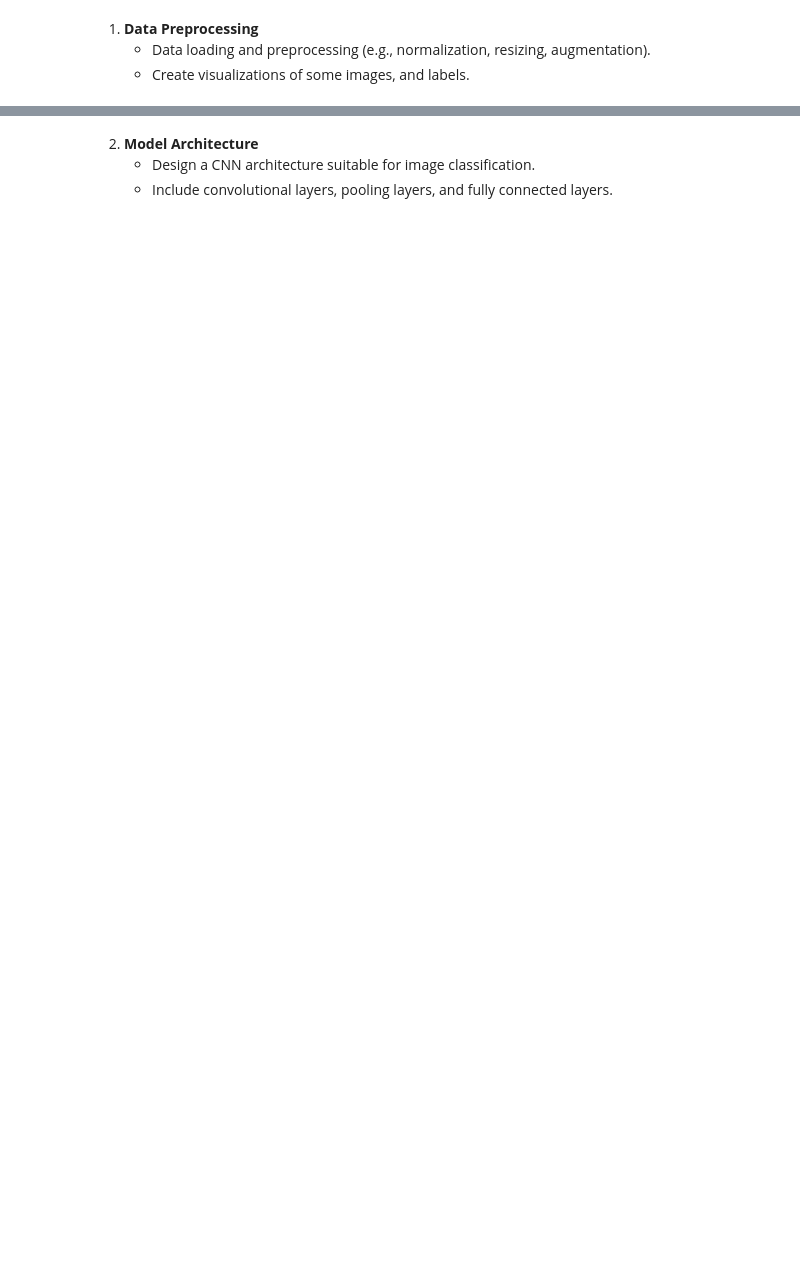
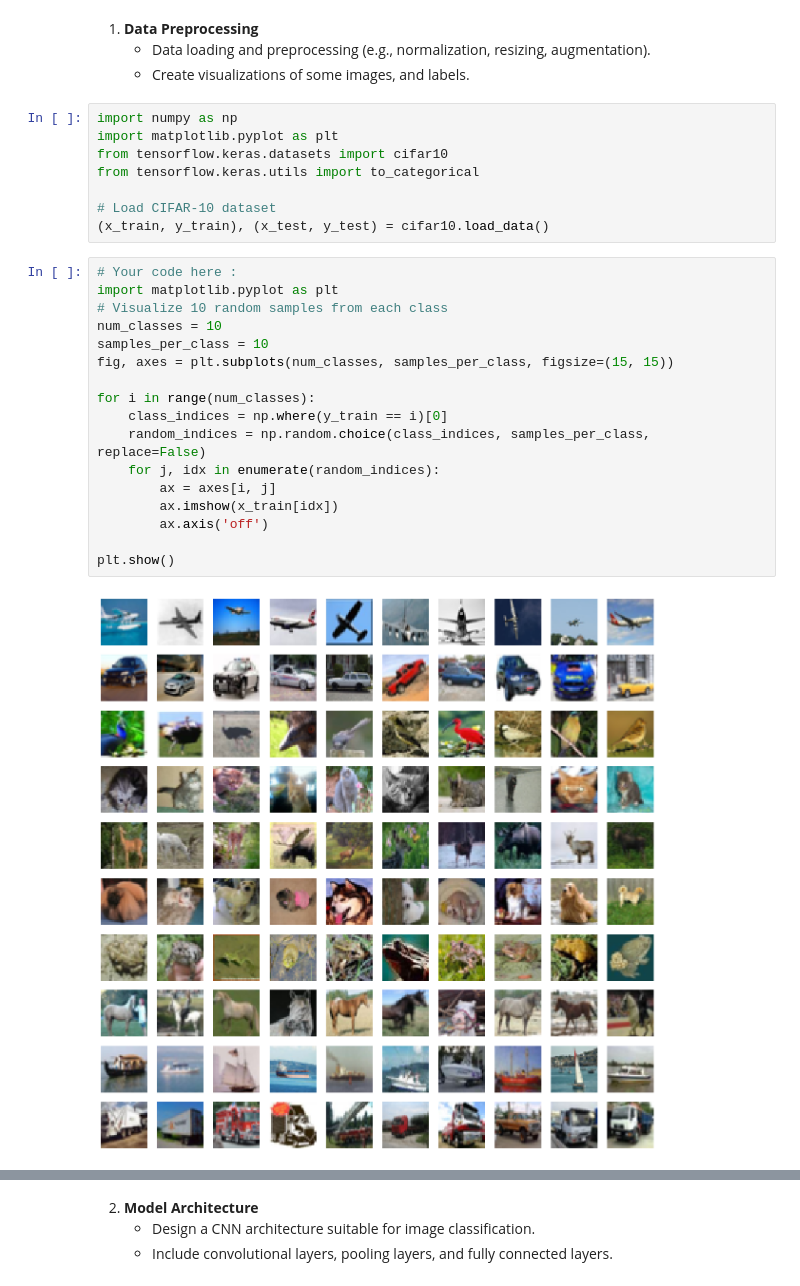
Before and after one commit to jaot92/project-1-deep-learning-image-classification-with-cnn, a Jupyter notebook: main.ipynb, the cells around one changed output, grey strips where cells are left out. Saved outputs shown, nothing was run; the diff lists cells and outputs as text; blank space fills up the shorter version.

```diff
--- a/main.ipynb
+++ b/main.ipynb
@@ -2,3 +11,30 @@
 1. **Data Preprocessing**
    - Data loading and preprocessing (e.g., normalization, resizing, augmentation).
    - Create visualizations of some images, and labels.
+# %%
+import numpy as np
+import matplotlib.pyplot as plt
+from tensorflow.keras.datasets import cifar10
+from tensorflow.keras.utils import to_categorical
+
+# Load CIFAR-10 dataset
+(x_train, y_train), (x_test, y_test) = cifar10.load_data()
+# %%
+# Your code here :
+import matplotlib.pyplot as plt
+# Visualize 10 random samples from each class
+num_classes = 10
+samples_per_class = 10
+fig, axes = plt.subplots(num_classes, samples_per_class, figsize=(15, 15))
+
+for i in range(num_classes):
+	class_indices = np.where(y_train == i)[0]
+	random_indices = np.random.choice(class_indices, samples_per_class, replace=False)
+	for j, idx in enumerate(random_indices):
+		ax = axes[i, j]
+		ax.imshow(x_train[idx])
+		ax.axis('off')
+
+plt.show()
+# %% [output]
+[figure, added]
```
Also changed, not shown: parts of 10 cells of this notebook.
